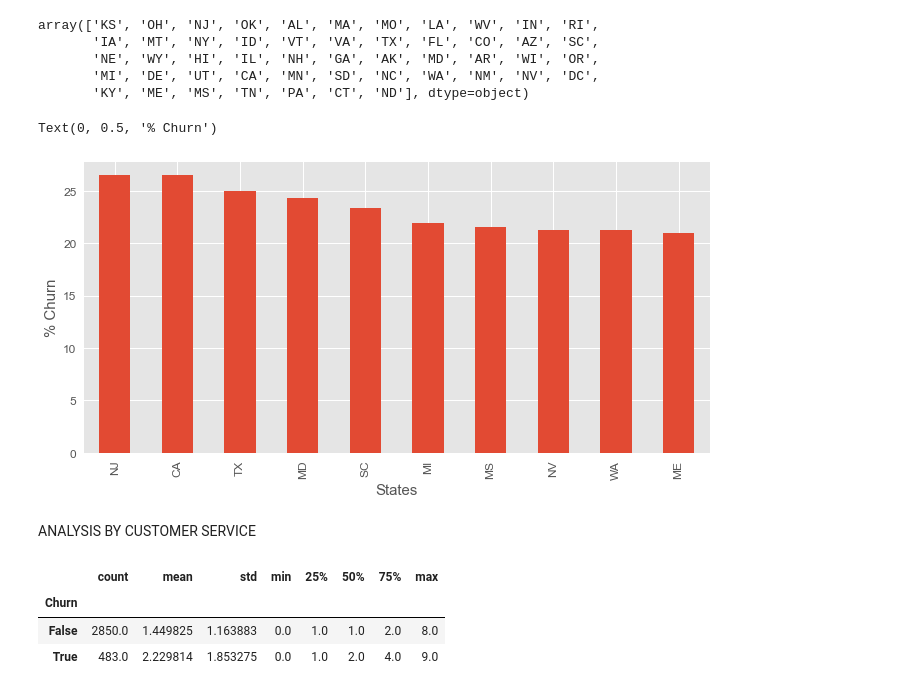
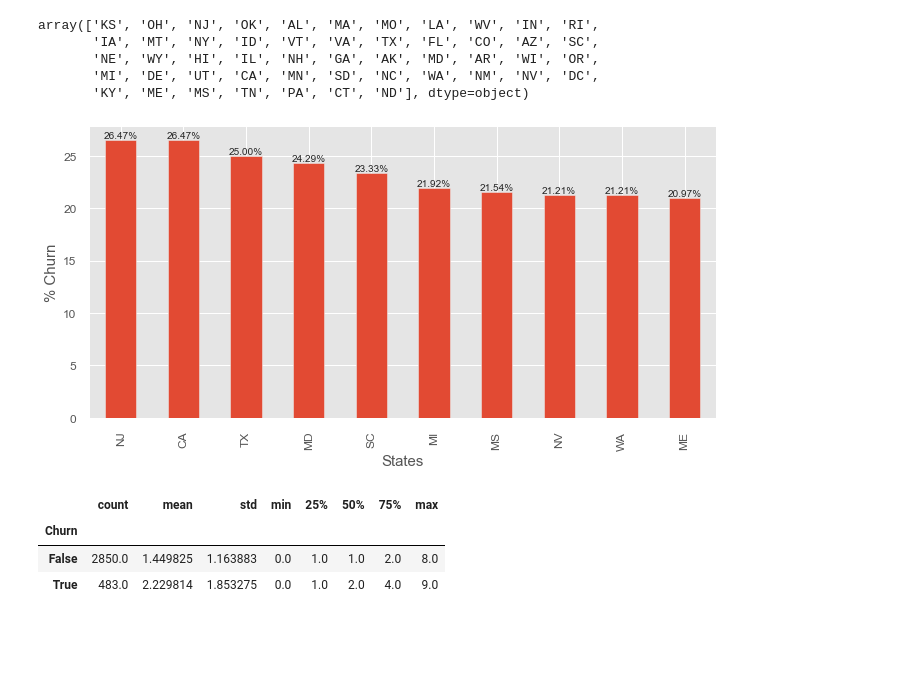
Before and after one commit to Harsshhhh/Telecom-Churn-Analysis-and-Prediction, a Jupyter notebook: Telecom_Churn_Analysis.ipynb, the cells around one changed output. Cells and saved outputs as stored; diff of their text form; code cells hidden in the pictures; blank space fills up the shorter version.

```diff
--- a/Telecom_Churn_Analysis.ipynb
+++ b/Telecom_Churn_Analysis.ipynb
@@ -253,14 +253,14 @@ Churn_prcnt_statewise10=Churn_prcnt_statewise.head(10)
 # %%
 # Bar plot to display Statewise churn % in descending order
 
-Churn_prcnt_statewise10.plot(use_index=True,y='Prcnt_churn',kind='bar',figsize=(10,5),legend=False,fontsize=12)
+ax=Churn_prcnt_statewise10.plot(use_index=True,y='Prcnt_churn',kind='bar',figsize=(10,5),legend=False,fontsize=12)
 plt.xlabel('States',fontsize=15)
 plt.ylabel('% Churn',fontsize=15)
+ax.bar_label(ax.containers[0],fmt= '%.2f%%')
+
+plt.show()
 # %% [output]
-Text(0, 0.5, '% Churn')
-[figure, old version]
+[figure, new version]
-# %% [markdown]
-ANALYSIS BY CUSTOMER SERVICE
 # %%
 telecom.groupby(['Churn'])['Customer service calls'].describe()
 # %% [output]
```
Also changed, not shown: parts of 18 cells of this notebook.
